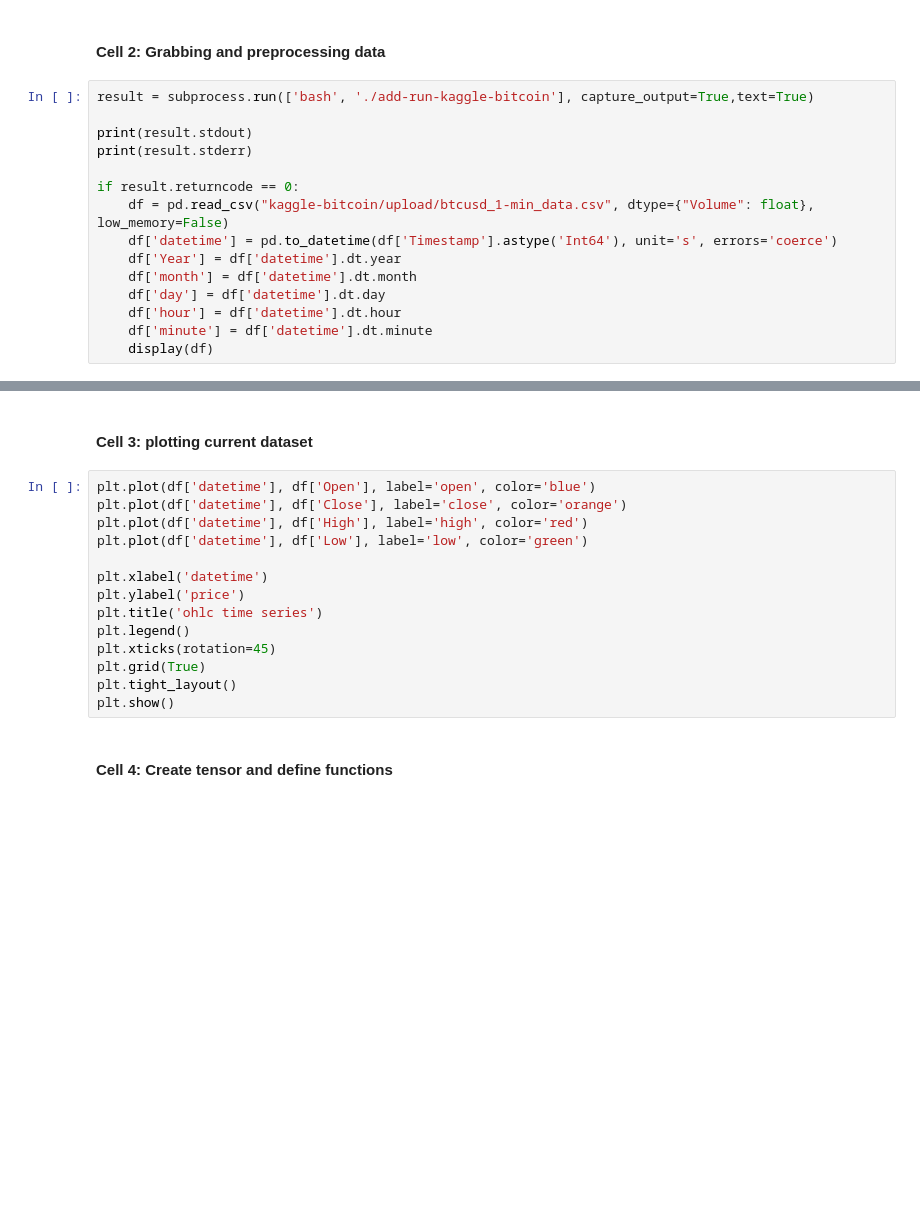
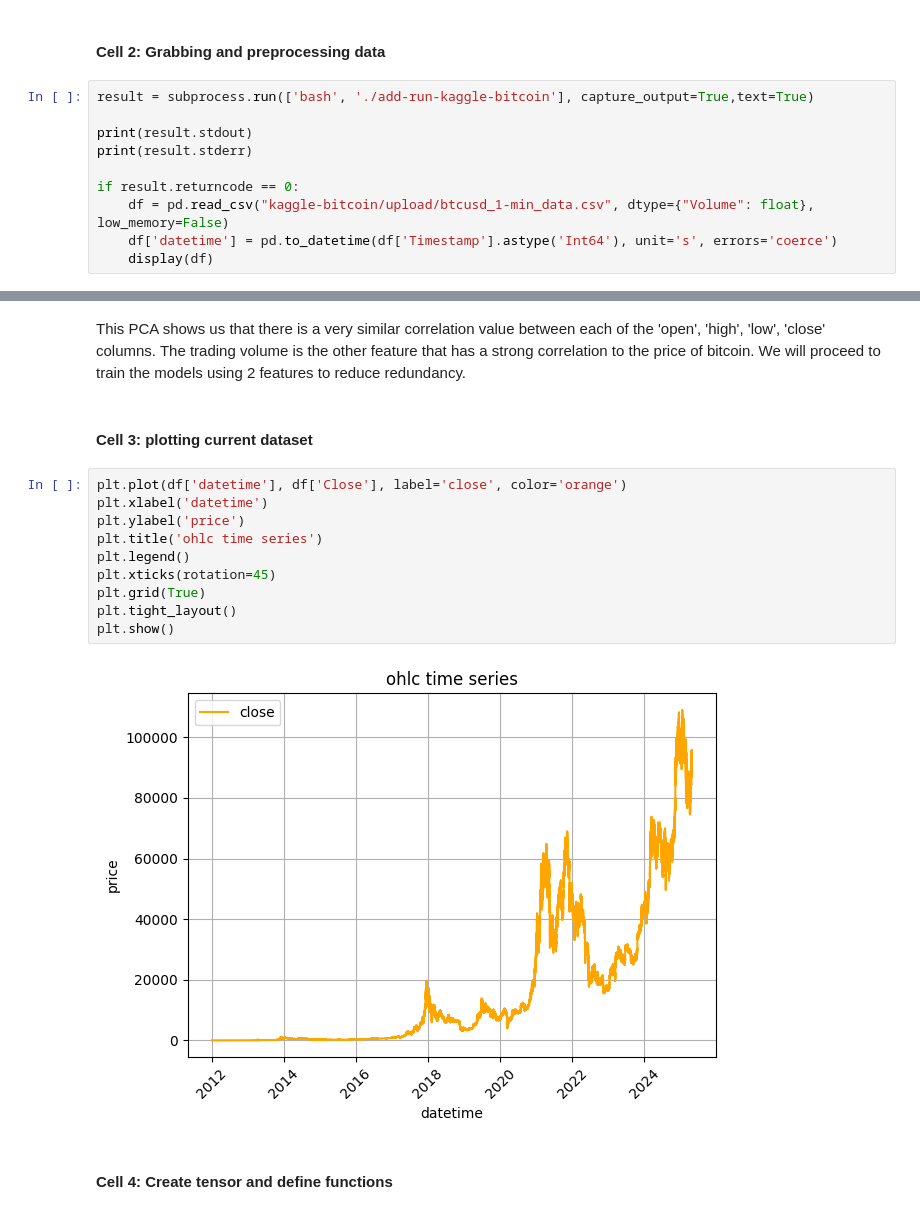
Before and after one commit to CHABITBlunk/bitcoin-rnn, a Jupyter notebook: BTC-RNN.ipynb, the cells around one changed output, grey strips where cells are left out. Cells and saved outputs as stored; diff of their text form; blank space fills up the shorter version.

```diff
--- a/BTC-RNN.ipynb
+++ b/BTC-RNN.ipynb
@@ -54,9 +55,4 @@ print(result.stderr)
 if result.returncode == 0:
     df = pd.read_csv("kaggle-bitcoin/upload/btcusd_1-min_data.csv", dtype={"Volume": float}, low_memory=False)
     df['datetime'] = pd.to_datetime(df['Timestamp'].astype('Int64'), unit='s', errors='coerce')
-    df['Year'] = df['datetime'].dt.year
-    df['month'] = df['datetime'].dt.month
-    df['day'] = df['datetime'].dt.day
-    df['hour'] = df['datetime'].dt.hour
-    df['minute'] = df['datetime'].dt.minute
     display(df)
@@ -63,19 +112,19 @@ if result.returncode == 0:
+# %% [markdown]
+This PCA shows us that there is a very similar correlation value between each of the 'open', 'high', 'low', 'close' columns. The trading volume is the other feature that has a strong correlation to the price of bitcoin. We will proceed to train the models using 2 features to reduce redundancy.
 # %% [markdown]
 #### Cell 3: plotting current dataset
 # %%
-plt.plot(df['datetime'], df['Open'], label='open', color='blue')
 plt.plot(df['datetime'], df['Close'], label='close', color='orange')
-plt.plot(df['datetime'], df['High'], label='high', color='red')
-plt.plot(df['datetime'], df['Low'], label='low', color='green')
-
 plt.xlabel('datetime')
 plt.ylabel('price')
 plt.title('ohlc time series')
 plt.legend()
 plt.xticks(rotation=45)
 plt.grid(True)
 plt.tight_layout()
 plt.show()
+# %% [output]
+[figure, added]
 # %% [markdown]
 #### Cell 4: Create tensor and define functions
 # %%
```
Also changed, not shown: parts of 5 cells of this notebook.
